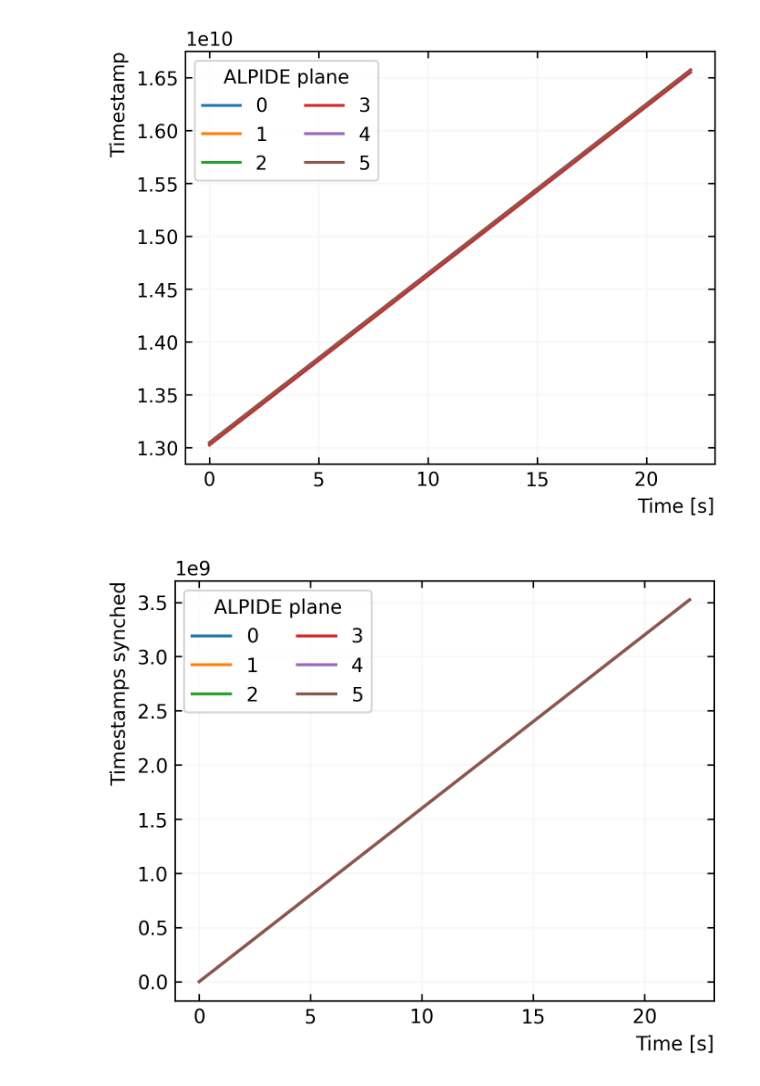
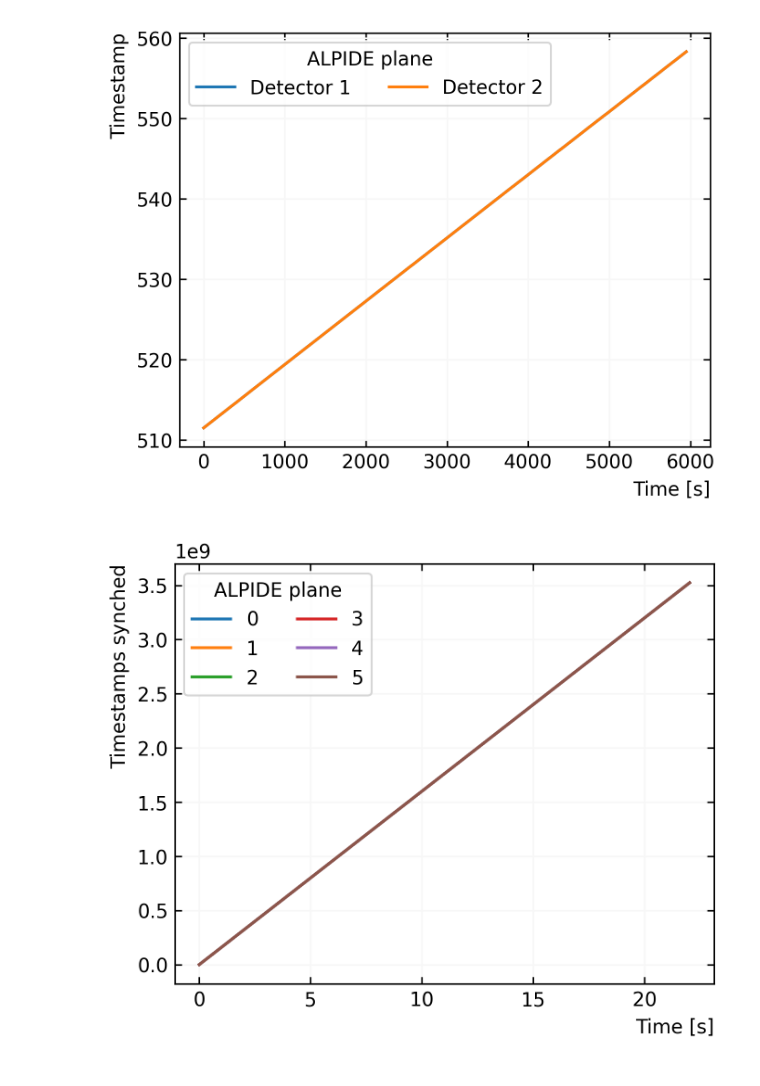
Before and after one commit to bulukutlu/uits3_krakow22, a Jupyter notebook: uits3_krakow22/notebooks/plotTimestamps-R3B.ipynb, the cells around one changed output. Cells and saved outputs as stored; diff of their text form; code cells hidden in the pictures.

```diff
--- a/uits3_krakow22/notebooks/plotTimestamps.ipynb
+++ b/uits3_krakow22/notebooks/plotTimestamps-R3B.ipynb
@@ -5,16 +5,13 @@ import matplotlib.pyplot as plt
 import pandas as pd
 import numpy as np
 # %%
-filename="timestamps_run424204606.csv"
-inputrate=100E3
-daqclock=80E6
-runname = filename[11:-4]
+filename="example.csv"
+#inputrate=100E3
+daqclock=60E6
+#runname = filename[11:-4]
 # %%
 df = pd.read_csv(filename)
 df.columns
-if filename == "timestamps_run424204604.csv" :
-    df = df[df.index>700000].reset_index()
-    df["EventNr"] = df["EventNr"] - df["EventNr"][0]
-    df["TriggerNr"] = df["TriggerNr"] - df["TriggerNr"][0]
+df["Time2"].replace({0:np.nan})
 df.head()
 # %% [output]
@@ -27,9 +23,0 @@ df.head()
-# %%
-daqs = ["ALPIDE_plane_0","ALPIDE_plane_1","ALPIDE_plane_2","ALPIDE_plane_3",
-        "ALPIDE_plane_4","ALPIDE_plane_5"]
-for daq in daqs:
-    df[daq+"_zero"] = df[daq] - df[daq][0]
-    df[daq+"_diff"] = (df[daq+"_zero"] - df["ALPIDE_plane_0_zero"])/daqclock*1E6
-    df[daq+"_sec"] = df[daq+"_zero"]/daqclock
-df["time"] = df["TriggerNr"]/inputrate
-df.head()
@@ -44,20 +24,20 @@ df.head()
 # %%
 plt.figure(figsize=(5,4),dpi=300)
 
 ax=plt.gca()
 ax.tick_params(axis="both",direction="in",right=True,top=True)
 
-for daq in daqs:
-    df.plot(x="time",y=(daq),ax=ax,label=daq[-1])
+df.plot(x="EventNr",y="Time1",ax=ax,label="Detector 1")
+df[df["Time2"]>0].plot(x="EventNr",y="Time2",ax=ax,label="Detector 2")
 
 ax.set_xlabel("Time [s]",horizontalalignment="right",x=1.0)
 ax.set_ylabel("Timestamp",horizontalalignment="right",y=1.0)
 ax.legend(title="ALPIDE plane",ncols=2)
 
 plt.grid(visible=True,which="both",axis='both', color='0.97')
-plt.savefig(runname+"_timestamps_vs_time.png")
+#plt.savefig(runname+"_timestamps_vs_time.png")
 # %% [output]
-[figure, old version]
+[figure, new version]
 # %%
 plt.figure(figsize=(5,4),dpi=300)
 ax=plt.gca()
```
Also changed, not shown: parts of 2 cells of this notebook, 3 other files.
